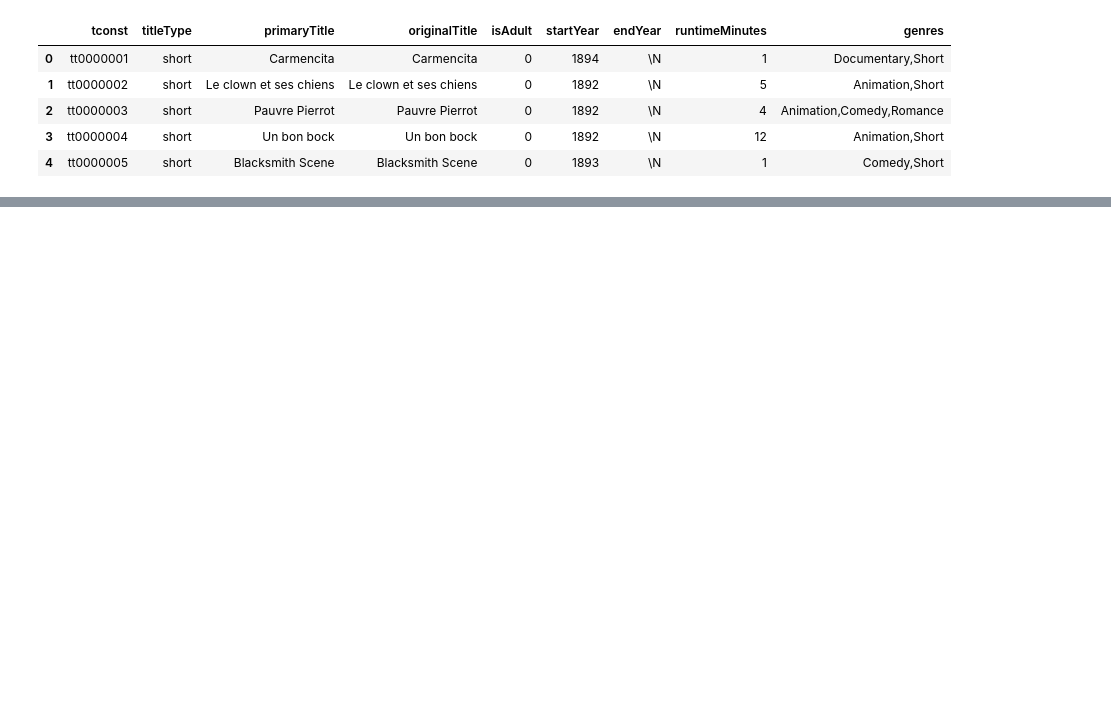
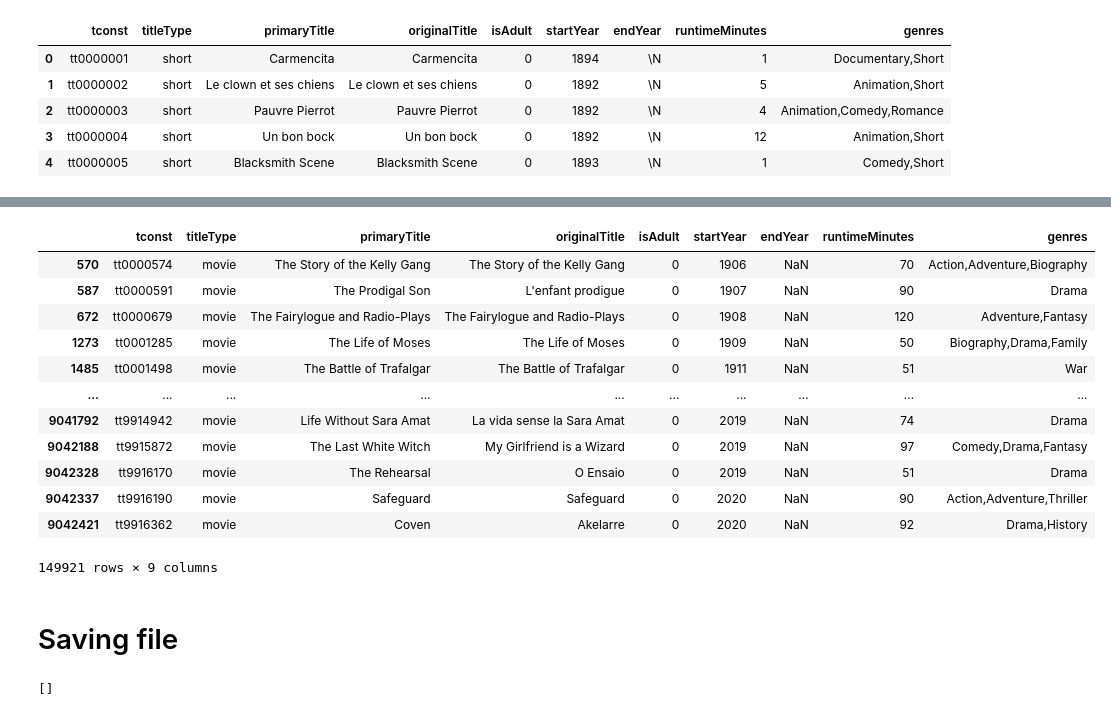
Before and after one commit to ch3rnoalpha/Project-3, a Jupyter notebook: Project3.ipynb, the cells around one changed output, grey strips where cells are left out. Drawn from its saved outputs; the diff is of its cells as text; code cells hidden in the pictures; blank space fills up the shorter version.

```diff
--- a/Project3.ipynb
+++ b/Project3.ipynb
@@ -107,0 +149,3 @@ TypeError: '<' not supported between instances of 'str' and 'int'
+# %%
+akas = akas[akas['region'] == 'US']
+akas.head()
@@ -107,0 +159,3 @@ TypeError: '<' not supported between instances of 'str' and 'int'
+# %%
+akas.replace({'\\N':np.nan},inplace=True)
+akas.head()
@@ -107,0 +214,3 @@ TypeError: '<' not supported between instances of 'str' and 'int'
+# %%
+keepers =basics['tconst'].isin(akas['titleId'])
+keepers
@@ -107,0 +230,27 @@ TypeError: '<' not supported between instances of 'str' and 'int'
+# %%
+basics = basics[keepers]
+basics
+# %% [output]
+|  | tconst | titleType | primaryTitle | originalTitle | isAdult | startYear | endYear | runtimeMinutes | genres |
+| 570 | tt0000574 | movie | The Story of the Kelly Gang | The Story of the Kelly Gang | 0 | 1906 | NaN | 70 | Action,Adventure,Biography |
+| 587 | tt0000591 | movie | The Prodigal Son | L'enfant prodigue | 0 | 1907 | NaN | 90 | Drama |
+| 672 | tt0000679 | movie | The Fairylogue and Radio-Plays | The Fairylogue and Radio-Plays | 0 | 1908 | NaN | 120 | Adventure,Fantasy |
+| 1273 | tt0001285 | movie | The Life of Moses | The Life of Moses | 0 | 1909 | NaN | 50 | Biography,Drama,Family |
+| 1485 | tt0001498 | movie | The Battle of Trafalgar | The Battle of Trafalgar | 0 | 1911 | NaN | 51 | War |
+| ... | ... | ... | ... | ... | ... | ... | ... | ... | ... |
+| 9041792 | tt9914942 | movie | Life Without Sara Amat | La vida sense la Sara Amat | 0 | 2019 | NaN | 74 | Drama |
+| 9042188 | tt9915872 | movie | The Last White Witch | My Girlfriend is a Wizard | 0 | 2019 | NaN | 97 | Comedy,Drama,Fantasy |
+| 9042328 | tt9916170 | movie | The Rehearsal | O Ensaio | 0 | 2019 | NaN | 51 | Drama |
+| 9042337 | tt9916190 | movie | Safeguard | Safeguard | 0 | 2020 | NaN | 90 | Action,Adventure,Thriller |
+| 9042421 | tt9916362 | movie | Coven | Akelarre | 0 | 2020 | NaN | 92 | Drama,History |
+149921 rows × 9 columns
+# %% [markdown]
+# Saving file
+# %%
+# example making new folder with os
+import os
+os.makedirs('Data/',exist_ok=True)
+# Confirm folder created
+os.listdir("Data/")
+# %% [output]
+[]
```
Also changed, not shown: parts of 42 cells of this notebook, 4 other files.
